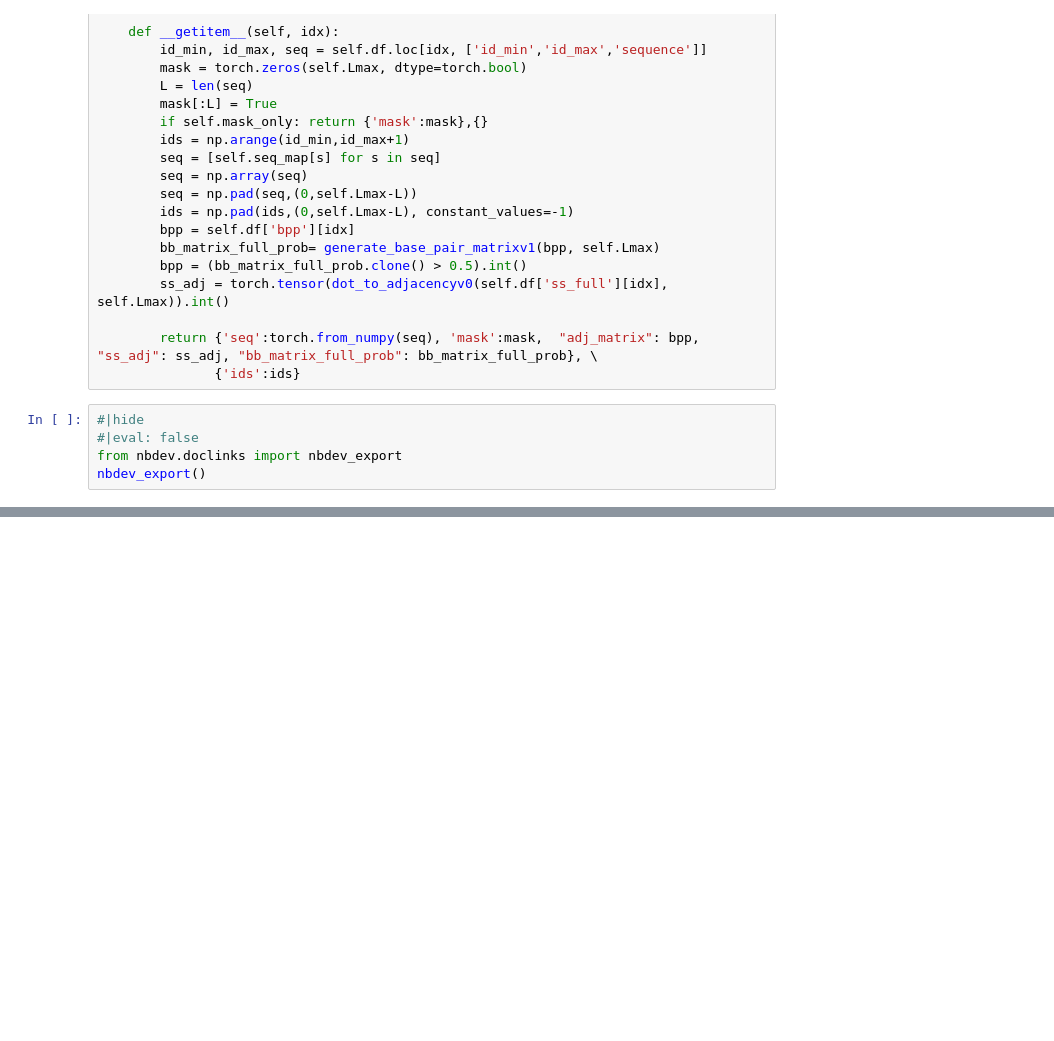
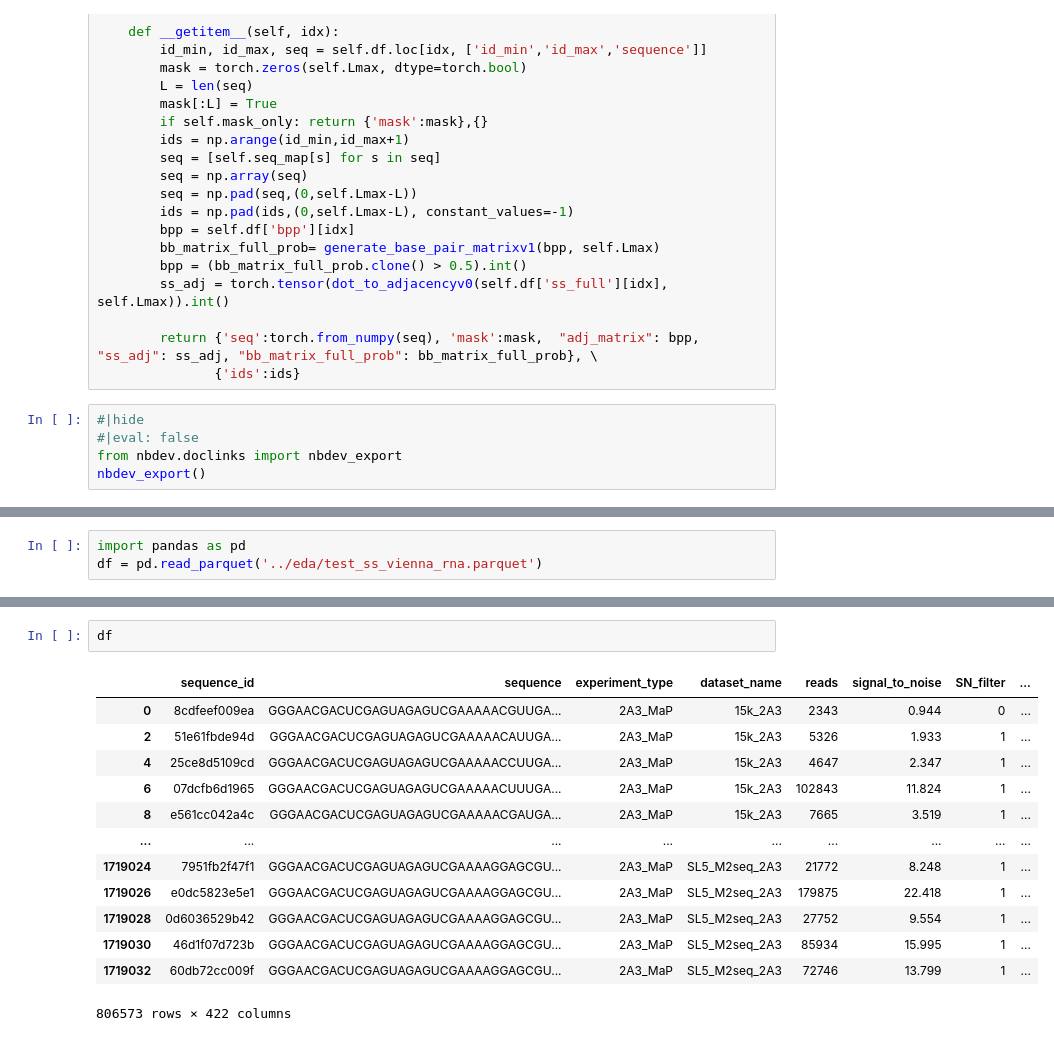
Before and after one commit to DrHB/rna-stanford, a Jupyter notebook: nbs/00_dataset.ipynb, the cells around one changed output, grey strips where cells are left out. Drawn from its saved outputs; the diff is of its cells as text; blank space fills up the shorter version.

```diff
--- a/nbs/00_dataset.ipynb
+++ b/nbs/00_dataset.ipynb
@@ -1188,0 +1253,3 @@ PK50_silico_predictions.csv    R1_silico_predictions.csv
+# %%
+import pandas as pd
+df = pd.read_parquet('../eda/test_ss_vienna_rna.parquet')
@@ -1188,0 +1271,16 @@ PK50_silico_predictions.csv    R1_silico_predictions.csv
+# %%
+df
+# %% [output]
+|  | sequence_id | sequence | experiment_type | dataset_name | reads | signal_to_noise | SN_filter | ... |
+| 0 | 8cdfeef009ea | GGGAACGACUCGAGUAGAGUCGAAAAACGUUGA... | 2A3_MaP | 15k_2A3 | 2343 | 0.944 | 0 | ... |
+| 2 | 51e61fbde94d | GGGAACGACUCGAGUAGAGUCGAAAAACAUUGA... | 2A3_MaP | 15k_2A3 | 5326 | 1.933 | 1 | ... |
+| 4 | 25ce8d5109cd | GGGAACGACUCGAGUAGAGUCGAAAAACCUUGA... | 2A3_MaP | 15k_2A3 | 4647 | 2.347 | 1 | ... |
+| 6 | 07dcfb6d1965 | GGGAACGACUCGAGUAGAGUCGAAAAACUUUGA... | 2A3_MaP | 15k_2A3 | 102843 | 11.824 | 1 | ... |
+| 8 | e561cc042a4c | GGGAACGACUCGAGUAGAGUCGAAAAACGAUGA... | 2A3_MaP | 15k_2A3 | 7665 | 3.519 | 1 | ... |
+| ... | ... | ... | ... | ... | ... | ... | ... | ... |
+| 1719024 | 7951fb2f47f1 | GGGAACGACUCGAGUAGAGUCGAAAAGGAGCGU... | 2A3_MaP | SL5_M2seq_2A3 | 21772 | 8.248 | 1 | ... |
+| 1719026 | e0dc5823e5e1 | GGGAACGACUCGAGUAGAGUCGAAAAGGAGCGU... | 2A3_MaP | SL5_M2seq_2A3 | 179875 | 22.418 | 1 | ... |
+| 1719028 | 0d6036529b42 | GGGAACGACUCGAGUAGAGUCGAAAAGGAGCGU... | 2A3_MaP | SL5_M2seq_2A3 | 27752 | 9.554 | 1 | ... |
+| 1719030 | 46d1f07d723b | GGGAACGACUCGAGUAGAGUCGAAAAGGAGCGU... | 2A3_MaP | SL5_M2seq_2A3 | 85934 | 15.995 | 1 | ... |
+| 1719032 | 60db72cc009f | GGGAACGACUCGAGUAGAGUCGAAAAGGAGCGU... | 2A3_MaP | SL5_M2seq_2A3 | 72746 | 13.799 | 1 | ... |
+806573 rows × 422 columns
```
Also changed, not shown: parts of 13 cells of this notebook, 3 other files.
